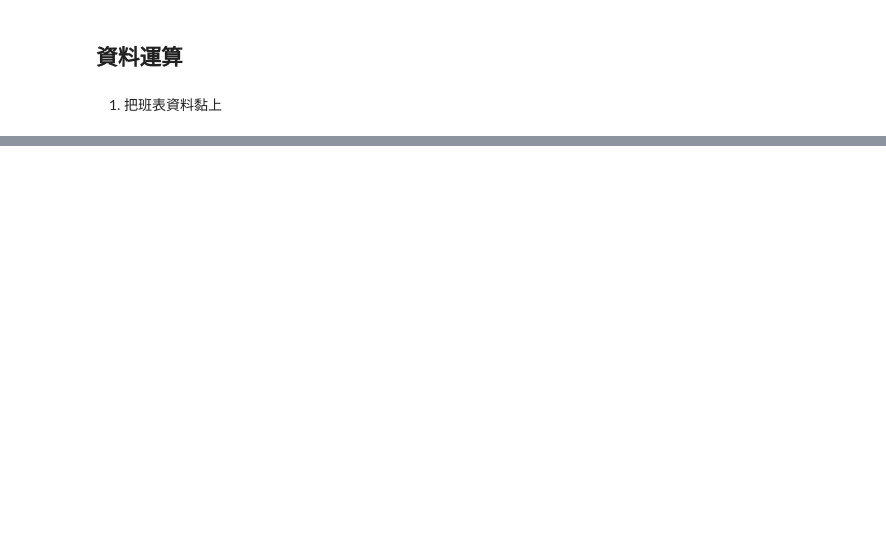
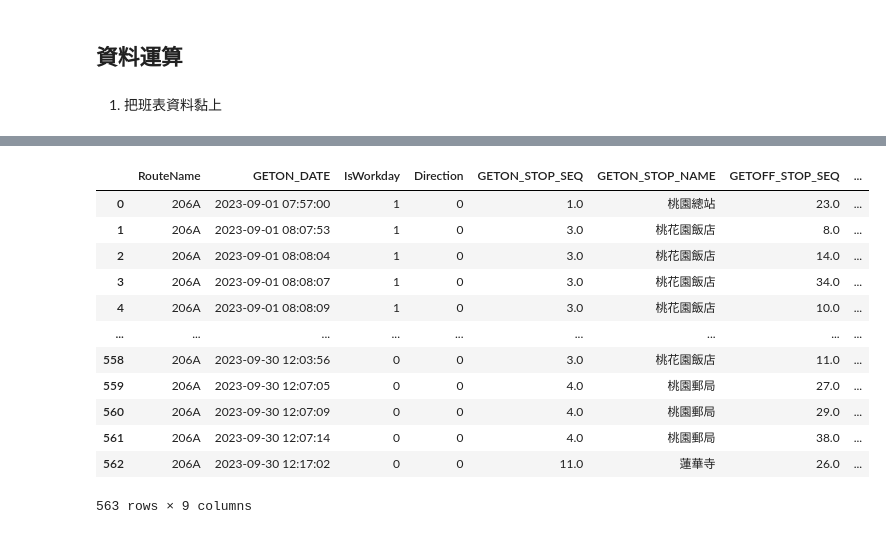
Before and after one commit to KaiChiehKJ/BusFlow, a Jupyter notebook: main.ipynb, the cells around one changed output, grey strips where cells are left out. Drawn from its saved outputs; the diff is of its cells as text; code cells hidden in the pictures; blank space fills up the shorter version.

```diff
--- a/main.ipynb
+++ b/main.ipynb
@@ -260,0 +440,16 @@ shift_select = shift[shift['RouteName'] == route].reset_index(drop = True)
+# %%
+tickets_select_month[['RouteName','GETON_DATE','IsWorkday','Direction','GETON_STOP_SEQ','GETON_STOP_NAME', 'GETOFF_STOP_SEQ','GETOFF_STOP_NAME','Matched_Shift']]
+# %% [output]
+|  | RouteName | GETON_DATE | IsWorkday | Direction | GETON_STOP_SEQ | GETON_STOP_NAME | GETOFF_STOP_SEQ | ... |
+| 0 | 206A | 2023-09-01 07:57:00 | 1 | 0 | 1.0 | 桃園總站 | 23.0 | ... |
+| 1 | 206A | 2023-09-01 08:07:53 | 1 | 0 | 3.0 | 桃花園飯店 | 8.0 | ... |
+| 2 | 206A | 2023-09-01 08:08:04 | 1 | 0 | 3.0 | 桃花園飯店 | 14.0 | ... |
+| 3 | 206A | 2023-09-01 08:08:07 | 1 | 0 | 3.0 | 桃花園飯店 | 34.0 | ... |
+| 4 | 206A | 2023-09-01 08:08:09 | 1 | 0 | 3.0 | 桃花園飯店 | 10.0 | ... |
+| ... | ... | ... | ... | ... | ... | ... | ... | ... |
+| 558 | 206A | 2023-09-30 12:03:56 | 0 | 0 | 3.0 | 桃花園飯店 | 11.0 | ... |
+| 559 | 206A | 2023-09-30 12:07:05 | 0 | 0 | 4.0 | 桃園郵局 | 27.0 | ... |
+| 560 | 206A | 2023-09-30 12:07:09 | 0 | 0 | 4.0 | 桃園郵局 | 29.0 | ... |
+| 561 | 206A | 2023-09-30 12:07:14 | 0 | 0 | 4.0 | 桃園郵局 | 38.0 | ... |
+| 562 | 206A | 2023-09-30 12:17:02 | 0 | 0 | 11.0 | 蓮華寺 | 26.0 | ... |
+563 rows × 9 columns
```
Also changed, not shown: parts of 19 cells of this notebook, 1 other file.
